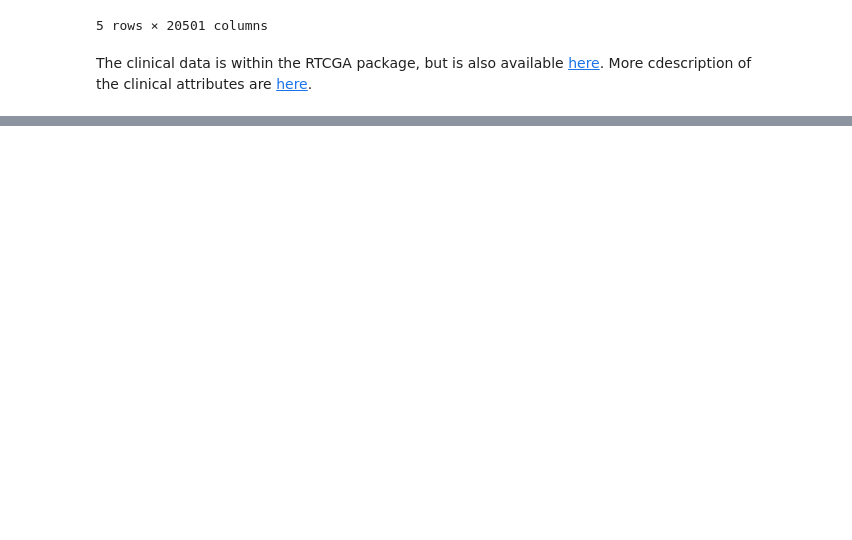
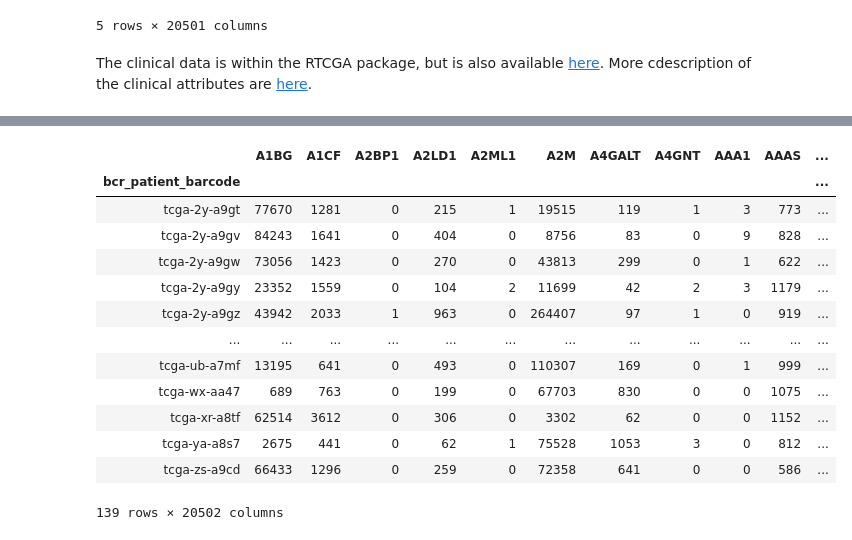
Before and after one commit to sohilsshah91/hacknights, a Jupyter notebook: tcga-series/workshop2/Hacknights_TCGA_Modeling.ipynb, the cells around one changed output, grey strips where cells are left out. Drawn from its saved outputs; the diff is of its cells as text; code cells hidden in the pictures; blank space fills up the shorter version.

```diff
--- a/tcga-series/workshop2/Hacknights_TCGA_Modeling.ipynb
+++ b/tcga-series/workshop2/Hacknights_TCGA_Modeling.ipynb
@@ -31,5 +29,5 @@ clinpat = pd.read_csv('/Users/mattheweng/Downloads/TCGA-LIHC Clinical Data 1516/
 # %%
-data_dir="data/"
+data_dir=""
 response_name="patient.race"
 rnaseq_file=data_dir+"lihc_rnaseq.csv.gz"
 clinical_file=data_dir+"lihc_clinical.csv.gz"
@@ -98,0 +93,3 @@ In this section, we will set up a supervised learning paradigm using the Genes w
+# %%
+rnaseq_sub.index = rnaseq_sub.index.map(lambda x: '-'.join(x.split('-')[:3]).lower())
+rnaseq_sub.head()
@@ -98,0 +121,5 @@ In this section, we will set up a supervised learning paradigm using the Genes w
+# %%
+full_df = pd.merge(rnaseq_sub.reset_index(), clinical[['submitter_id','tumor_stage']], left_on='bcr_patient_barcode', right_on='submitter_id', how='inner') \
+    .set_index('bcr_patient_barcode') \
+    .drop('submitter_id', axis=1)
+full_df.head()
@@ -98,0 +171,22 @@ In this section, we will set up a supervised learning paradigm using the Genes w
+# %%
+# Subset full dataframe for patient samples that have a corresponding tumor stage
+full_df = full_df.loc[full_df['tumor_stage'].str.startswith('stage')]
+
+# Since there are substages (eg, stage iia and stage iib), we will conver them to the 4 main stages
+full_df['tumor_stage'] = full_df['tumor_stage'].replace('a', '').replace('b', '').replace('c', '')
+full_df
+# %% [output]
+|  | A1BG | A1CF | A2BP1 | A2LD1 | A2ML1 | A2M | A4GALT | A4GNT | AAA1 | AAAS | ... |
+| bcr_patient_barcode |  |  |  |  |  |  |  |  |  |  | ... |
+| tcga-2y-a9gt | 77670 | 1281 | 0 | 215 | 1 | 19515 | 119 | 1 | 3 | 773 | ... |
+| tcga-2y-a9gv | 84243 | 1641 | 0 | 404 | 0 | 8756 | 83 | 0 | 9 | 828 | ... |
+| tcga-2y-a9gw | 73056 | 1423 | 0 | 270 | 0 | 43813 | 299 | 0 | 1 | 622 | ... |
+| tcga-2y-a9gy | 23352 | 1559 | 0 | 104 | 2 | 11699 | 42 | 2 | 3 | 1179 | ... |
+| tcga-2y-a9gz | 43942 | 2033 | 1 | 963 | 0 | 264407 | 97 | 1 | 0 | 919 | ... |
+| ... | ... | ... | ... | ... | ... | ... | ... | ... | ... | ... | ... |
+| tcga-ub-a7mf | 13195 | 641 | 0 | 493 | 0 | 110307 | 169 | 0 | 1 | 999 | ... |
+| tcga-wx-aa47 | 689 | 763 | 0 | 199 | 0 | 67703 | 830 | 0 | 0 | 1075 | ... |
+| tcga-xr-a8tf | 62514 | 3612 | 0 | 306 | 0 | 3302 | 62 | 0 | 0 | 1152 | ... |
+| tcga-ya-a8s7 | 2675 | 441 | 0 | 62 | 1 | 75528 | 1053 | 3 | 0 | 812 | ... |
+| tcga-zs-a9cd | 66433 | 1296 | 0 | 259 | 0 | 72358 | 641 | 0 | 0 | 586 | ... |
+139 rows × 20502 columns
```
Also changed, not shown: parts of 19 cells of this notebook.
